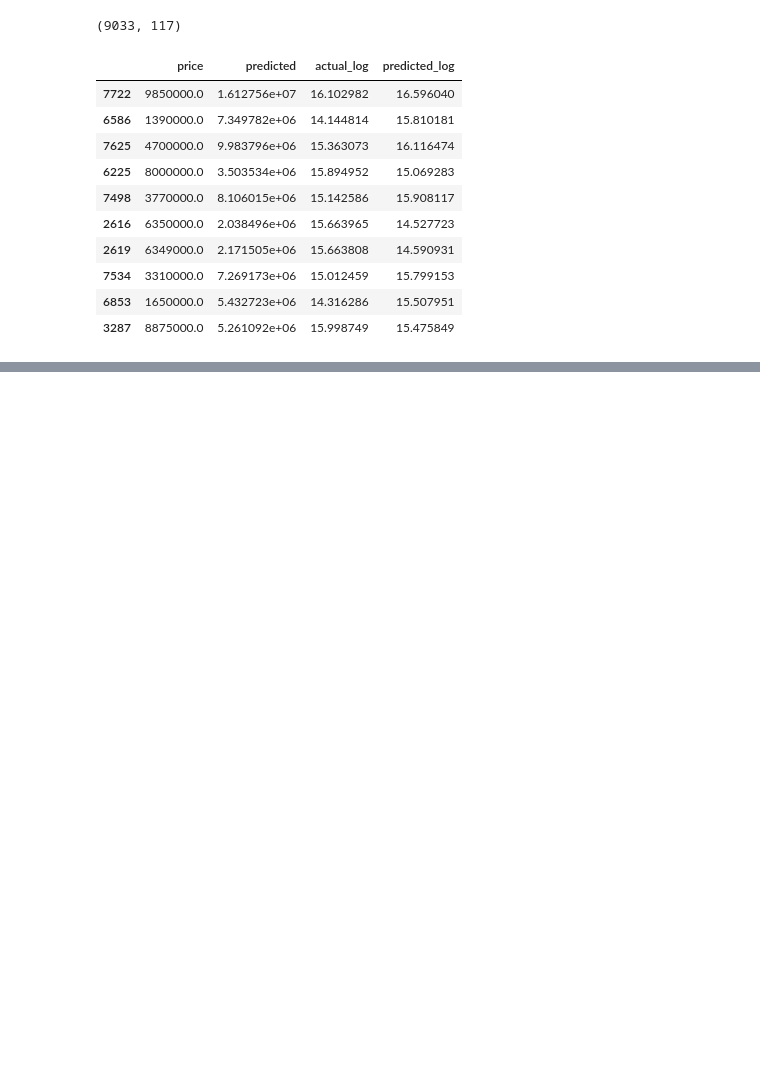
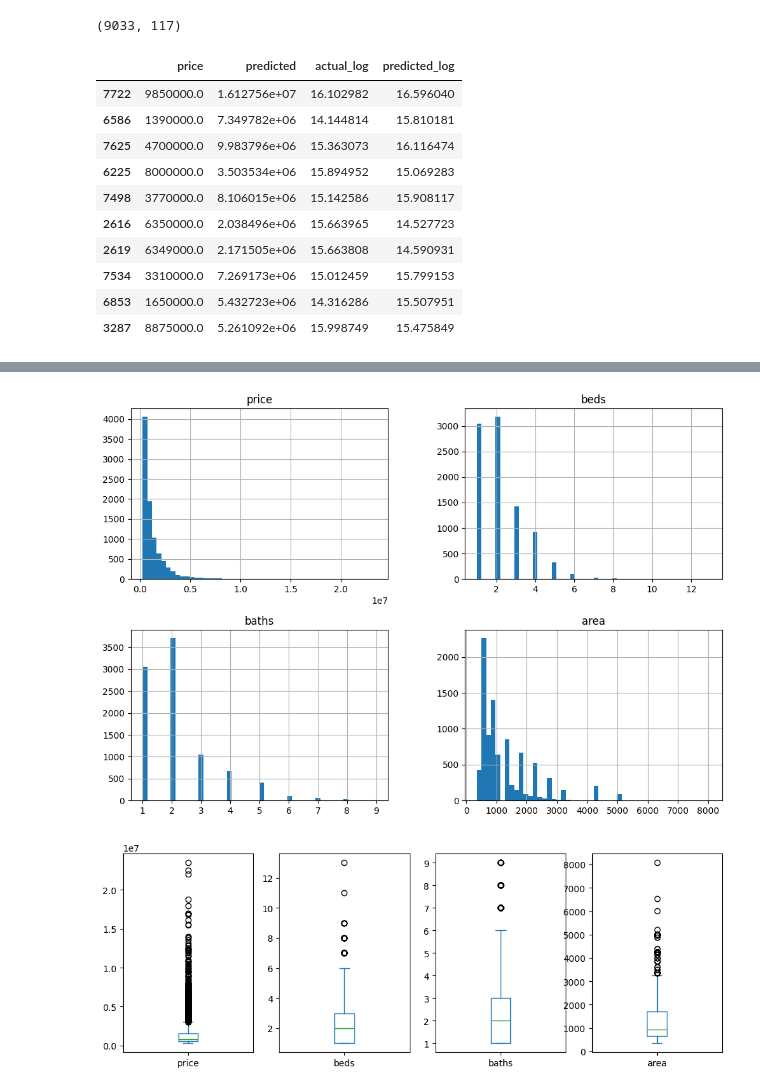
Before and after one commit to Shaji-Mohammed/RealEstatePricePrediction, a Jupyter notebook: ml/training/LinearRegression.ipynb, the cells around one changed output, grey strips where cells are left out. Cells and saved outputs as stored; diff of their text form; code cells hidden in the pictures; blank space fills up the shorter version.

```diff
--- a/ml/training/LinearRegression.ipynb
+++ b/ml/training/LinearRegression.ipynb
@@ -645,0 +668,10 @@ RMSE ($):  578030.2628529804
+# %%
+numeric_cols = ['price', 'beds', 'baths', 'area']
+toronto_ds[numeric_cols].hist(bins=50, figsize=(12, 8))
+plt.show()
+
+toronto_ds[numeric_cols].plot(kind='box', subplots=True, figsize=(12, 4))
+plt.show()
+# %% [output]
+[figure, added]
+[figure, added]
```
Also changed, not shown: parts of 14 cells of this notebook.
